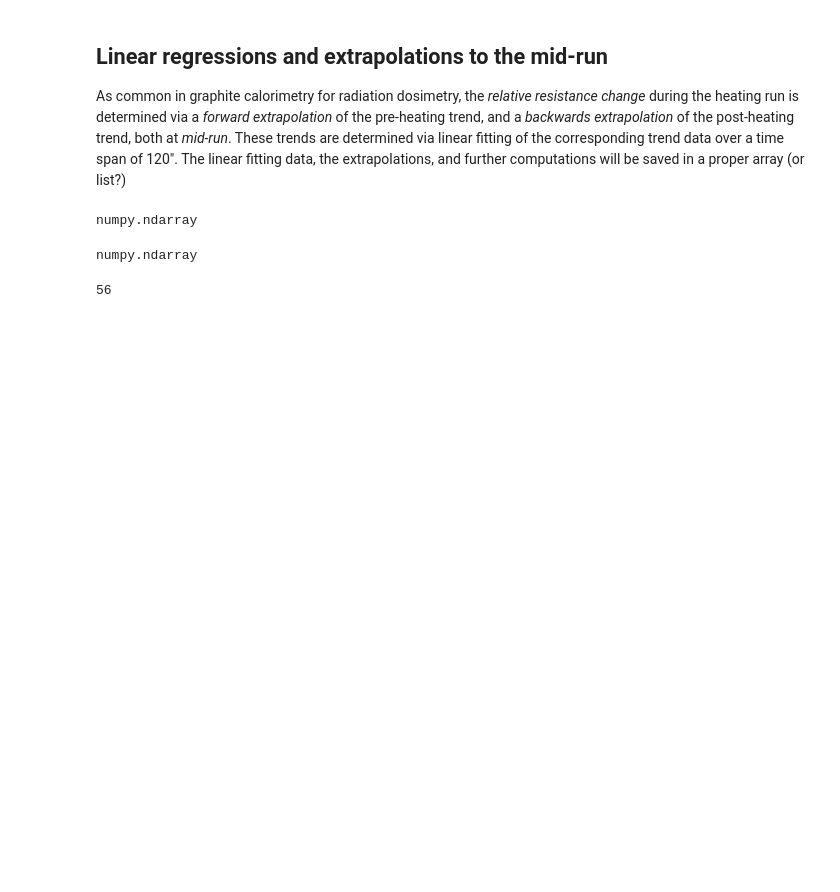
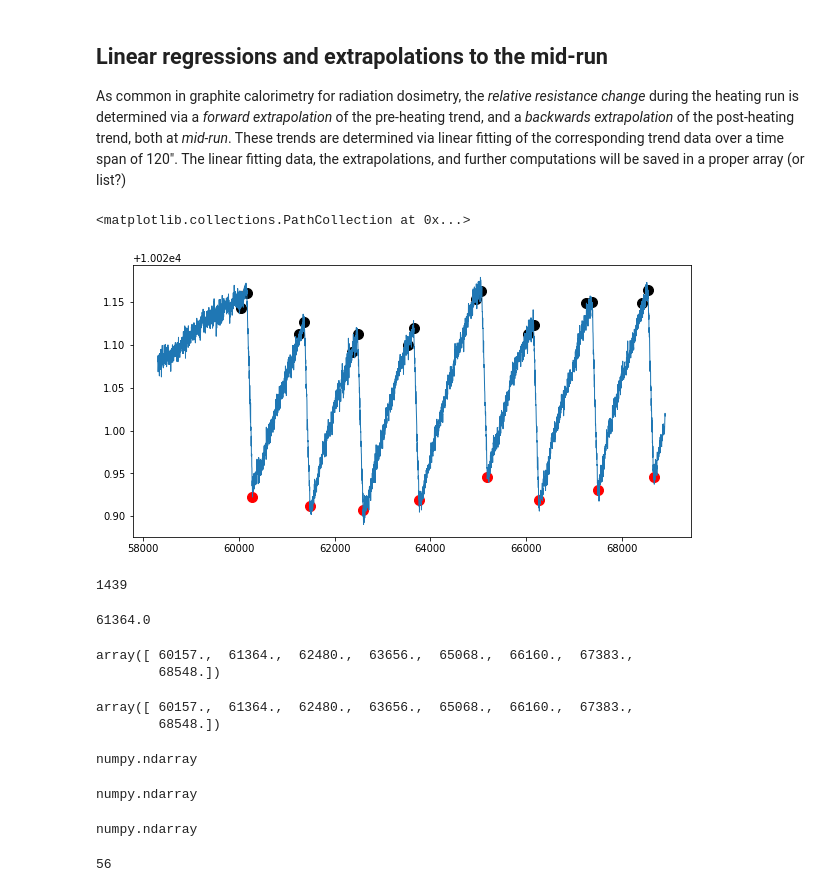
Before and after one commit to massimopinto/CalRadDosimetry, a Jupyter notebook: Core_resistance_analysis.ipynb, the cells around one changed output. Drawn from its saved outputs; the diff is of its cells as text; code cells hidden in the pictures; blank space fills up the shorter version.

Commit message:
Created a new function to generate pre-heating run fit regions. The function works iteratively to define each recognized pre-heating region.

```diff
--- a/Core_resistance_analysis.ipynb
+++ b/Core_resistance_analysis.ipynb
@@ -215,3 +215,63 @@ def find_nearest(array,value):
     else:
         #return array[idx]
         return idx
+# %%
+def generate_pre_run_fit_regions(array, fit_ends, span=120):
+    '''Returns a new two-dimensional array with indices of where the linear fits will take place.
+
+    Parameters
+    ----------
+    array : ndarray
+        The array with all the times, intended in seconds
+    fit_ends : ndarray
+        The array containing all the indices where the fit ends (or starts)
+    span : int
+        The interval over which to carry out the linear regressions. Defaults to 2' (120").
+
+    Returns
+    -------
+    out: ndarray
+        Array of dtype=int with the indices defining the regions for (later) linear regressions
+    '''
+    assert len(fit_ends) > 0, 'No single fit to carry out in the pre-run region'
+    fit_array = np.empty([2,len(fit_ends)], dtype=int)
+    for i in range(0,len(fit_ends)):
+        fit_array[1,i] = np.searchsorted(array,fit_ends[i])
+        fit_array[0,i] = find_nearest(array, array[fit_array[1,i]]-span)
+    return fit_array
+# %%
+fit_initials = generate_pre_run_fit_regions(time, t_beginnings, 120)
+# time[temp[0,]]
+%matplotlib inline
+pyplt.figure(figsize=(10,5))
+pyplt.plot(time,resistance, linewidth=1.0)
+
+#pyplt.plot(time,y_smooth, color='y', linewidth=3.0)
+pyplt.scatter(time[time_mins],resistance[time_mins], marker ='o', s=100, c='black')
+pyplt.scatter(time[fit_initials[0,]],resistance[fit_initials[0,]], marker ='o', s=100, c='black')
+pyplt.scatter(time[time_maxs],resistance[time_maxs], marker='o', s=100, c='red')
+# %% [output]
+<matplotlib.collections.PathCollection at 0x...>
+[figure, added]
+# %%
+np.searchsorted(time,t_beginnings[1])
+# %% [output]
+1439
+# %%
+time[1439]
+# %% [output]
+61364.0
+# %%
+t_beginnings
+# %% [output]
+array([ 60157.,  61364.,  62480.,  63656.,  65068.,  66160.,  67383.,
+        68548.])
+# %%
+t_beginnings
+# %% [output]
+array([ 60157.,  61364.,  62480.,  63656.,  65068.,  66160.,  67383.,
+        68548.])
+# %%
+type(t_beginnings)
+# %% [output]
+numpy.ndarray
```
Also changed, not shown: parts of 5 cells of this notebook.
